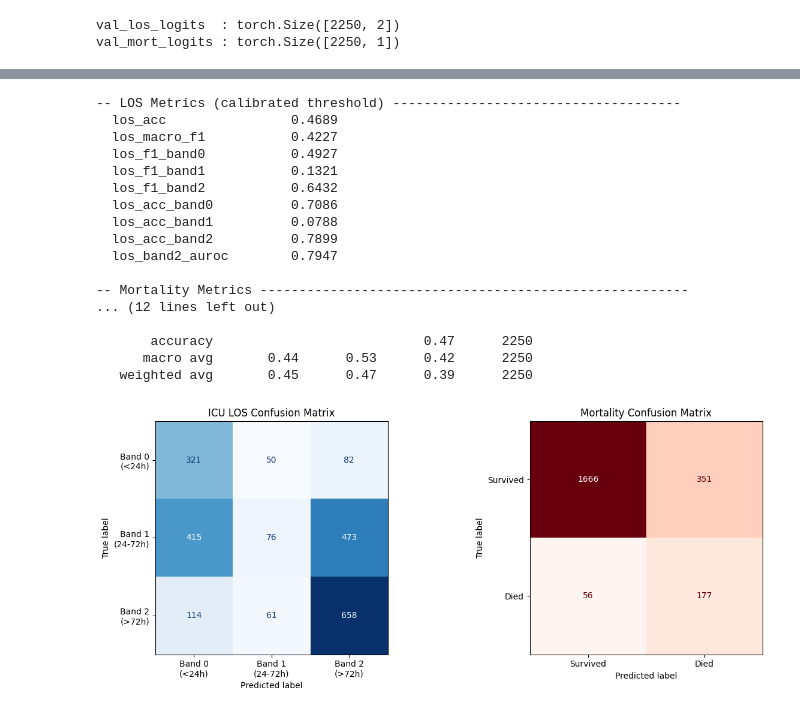
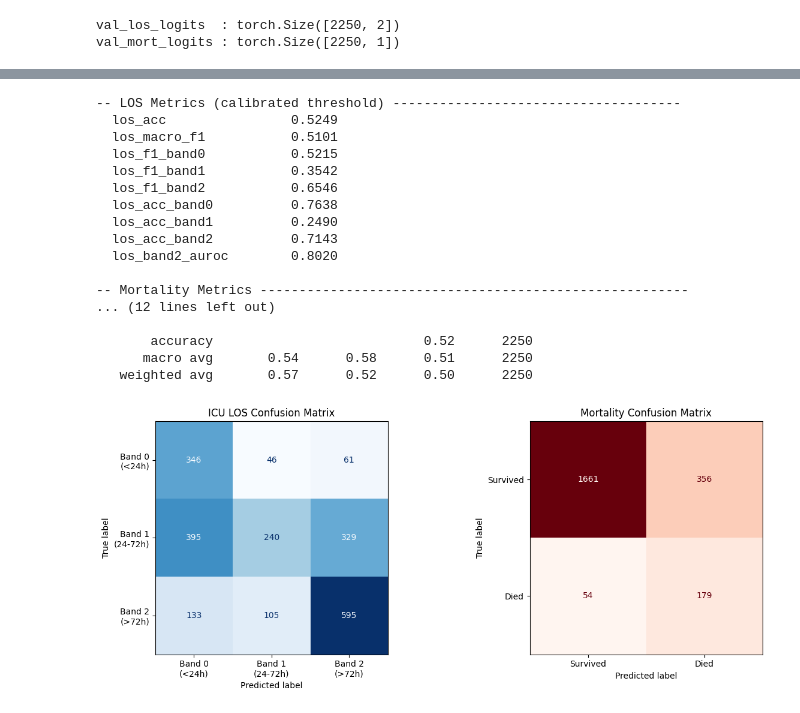
Before and after one commit to Amogh-2005/ICU-LOS_Mortality_Prediction, a Jupyter notebook: src/training/trainer.ipynb, the cells around one changed output, grey strips where cells are left out. Drawn from its saved outputs; the diff is of its cells as text; code cells hidden in the pictures.

```diff
--- a/src/training/trainer.ipynb
+++ b/src/training/trainer.ipynb
@@ -532,17 +647,11 @@ Best val/loss  : tensor(0.5813, device='cuda:0')
 # %%
-# =============================================================================
-# CELL 10 -- Load Best Checkpoint & Run Test Loop
-# =============================================================================
-
-best_ckpt_path = checkpoint_cb.best_model_path
+best_ckpt_path = str(CKPT_DIR / 'best-epoch=23-val/composite=0.7090.ckpt')
 
 best_model = MultimodalICUModel.load_from_checkpoint(
     best_ckpt_path,
-    config       = config,          # <-- pass config explicitly
+    config       = config,
     map_location = 'cuda' if torch.cuda.is_available() else 'cpu',
 )
 best_model.eval()
-print('Best checkpoint loaded:', best_ckpt_path)
-
-trainer.test(best_model, dataloaders=test_loader, verbose=True)
+print("Loaded successfully:", best_ckpt_path)
 # %% [output]
@@ -665,7 +744,7 @@ Mortality AUROC -- raw: 0.8755  calibrated: 0.8755
 # CELL 14 -- Band-2 Decision Threshold Optimisation
 # =============================================================================
 
-MIN_PRECISION = 0.50
+MIN_PRECISION = 0.62    # raised from 0.50
 
 precisions, recalls, thresholds = precision_recall_curve(
     val_band2_binary, cal_b1_probs
@@ -735,7 +856,7 @@ los_metrics  = compute_los_metrics(
 mort_metrics = compute_mortality_metrics(
     test_mort_logits,
     test_mort_labels,
-    threshold = 0.5,
+    threshold = best_mort_threshold,    # was hardcoded 0.5
 )
 
 print('\n-- LOS Metrics (calibrated threshold) -------------------------------------')
@@ -756,45 +877,50 @@ print('\n-- LOS Classification Report ------------------------------------------
 print_classification_report(test_los_labels.numpy(), band_preds)
 # %% [output]
 -- LOS Metrics (calibrated threshold) -------------------------------------
-  los_acc                0.4689
-  los_macro_f1           0.4227
-  los_f1_band0           0.4927
-  los_f1_band1           0.1321
-  los_f1_band2           0.6432
-  los_acc_band0          0.7086
-  los_acc_band1          0.0788
-  los_acc_band2          0.7899
-  los_band2_auroc        0.7947
+  los_acc                0.5249
+  los_macro_f1           0.5101
+  los_f1_band0           0.5215
+  los_f1_band1           0.3542
+  los_f1_band2           0.6546
+  los_acc_band0          0.7638
+  los_acc_band1          0.2490
+  los_acc_band2          0.7143
+  los_band2_auroc        0.8020
 
 -- Mortality Metrics -------------------------------------------------------
 ... (12 lines left out)
 
-       accuracy                           0.47      2250
-      macro avg       0.44      0.53      0.42      2250
-   weighted avg       0.45      0.47      0.39      2250
+       accuracy                           0.52      2250
+      macro avg       0.54      0.58      0.51      2250
+   weighted avg       0.57      0.52      0.50      2250
 # %%
+# =============================================================================
+# CELL 16 -- Confusion Matrix Plots
+# =============================================================================
+
 fig, axes = plt.subplots(1, 2, figsize=(13, 5))
 
 cm_los = confusion_matrix(test_los_labels.numpy(), band_preds)
 ConfusionMatrixDisplay(
     cm_los,
     display_labels=['Band 0\n(<24h)', 'Band 1\n(24-72h)', 'Band 2\n(>72h)'],
 ).plot(ax=axes[0], colorbar=False, cmap='Blues')
 axes[0].set_title('ICU LOS Confusion Matrix')
 
 mort_preds = (
-    torch.sigmoid(test_mort_logits.squeeze(-1)).numpy() > 0.5
-).astype(int)
+    calibrated_proba(mort_scaler, test_mort_logits.squeeze(-1).numpy()) > best_mort_threshold
+).astype(int)    # was: torch.sigmoid(...) > 0.5
+
 cm_mort = confusion_matrix(test_mort_labels.numpy().astype(int), mort_preds)
 ConfusionMatrixDisplay(
     cm_mort,
     display_labels=['Survived', 'Died'],
 ).plot(ax=axes[1], colorbar=False, cmap='Reds')
 axes[1].set_title('Mortality Confusion Matrix')
 
 plt.tight_layout()
 plt.savefig(str(FIG_DIR / 'confusion_matrices.png'), dpi=150)
 plt.show()
 # %% [output]
-[figure, old version]
+[figure, new version]
 # %%
```
Also changed, not shown: parts of 13 cells of this notebook, 27 other files.
